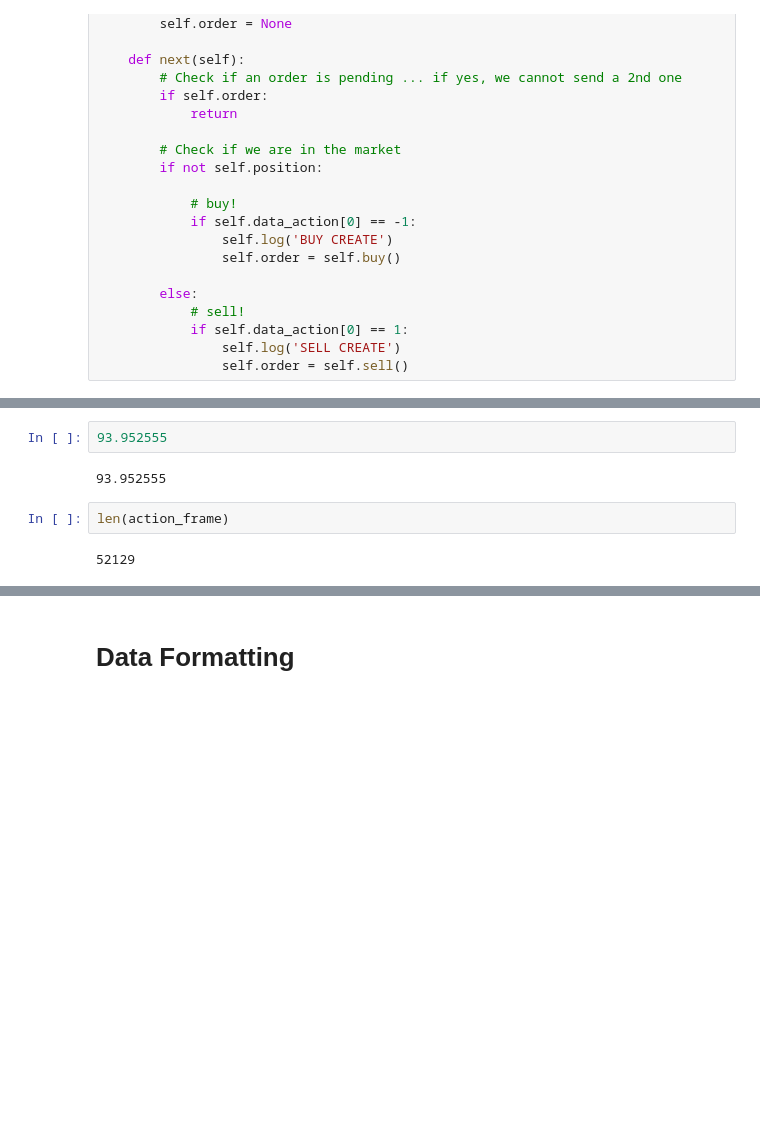
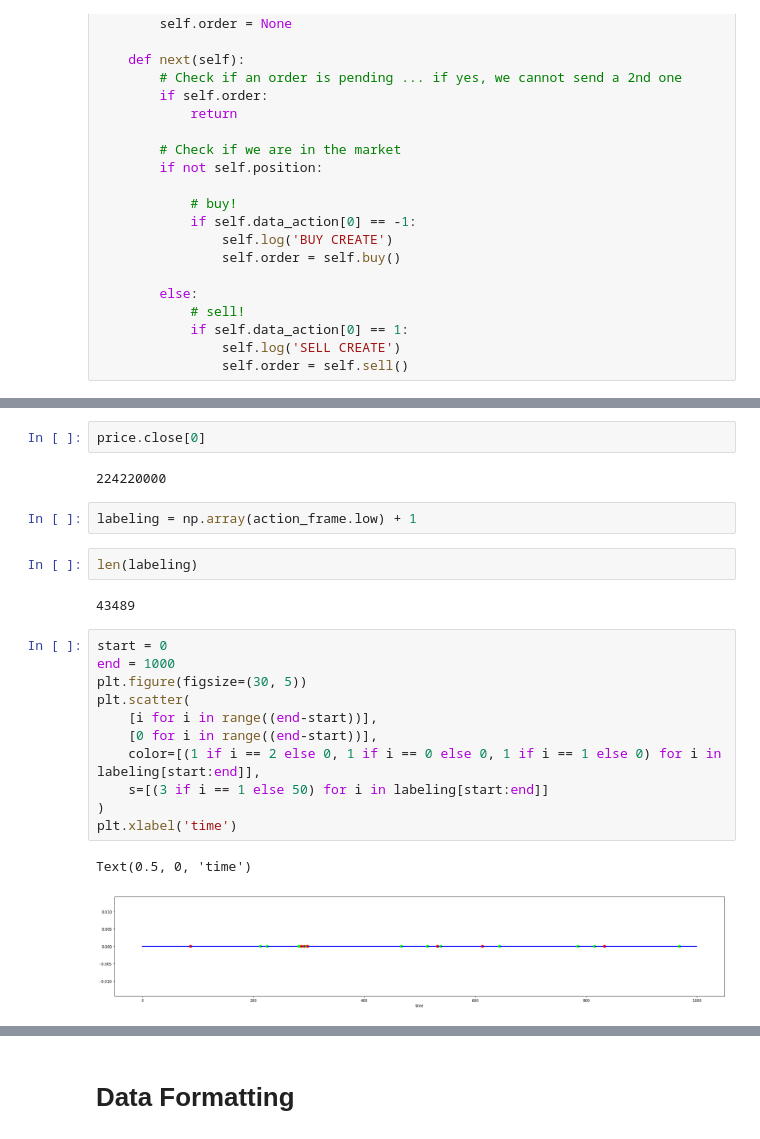
Before and after one commit to machine-learning-2018-2019-fasilkom-ui/Mending-ML-Aja, a Jupyter notebook: ExperimentsPlayground.ipynb, the cells around one changed output, grey strips where cells are left out. Drawn from its saved outputs; the diff is of its cells as text; blank space fills up the shorter version.

```diff
--- a/ExperimentsPlayground.ipynb
+++ b/ExperimentsPlayground.ipynb
@@ -303,8 +343,24 @@ print('Profit: %.2f (%.6f%%)' % (finalPortofolio - startingPortofolio, (finalPor
-# %%
-93.952555
-# %% [output]
-93.952555
+# %%
+price.close[0]
+# %% [output]
+224220000
+# %%
+labeling = np.array(action_frame.low) + 1
 # %%
-len(action_frame)
+len(labeling)
 # %% [output]
-52129
+43489
+# %%
+start = 0
+end = 1000
+plt.figure(figsize=(30, 5))
+plt.scatter(
+    [i for i in range((end-start))],
+    [0 for i in range((end-start))],
+    color=[(1 if i == 2 else 0, 1 if i == 0 else 0, 1 if i == 1 else 0) for i in labeling[start:end]],
+    s=[(3 if i == 1 else 50) for i in labeling[start:end]]
+)
+plt.xlabel('time')
+# %% [output]
+Text(0.5, 0, 'time')
+[figure, added]
```
Also changed, not shown: parts of 8 cells of this notebook.
